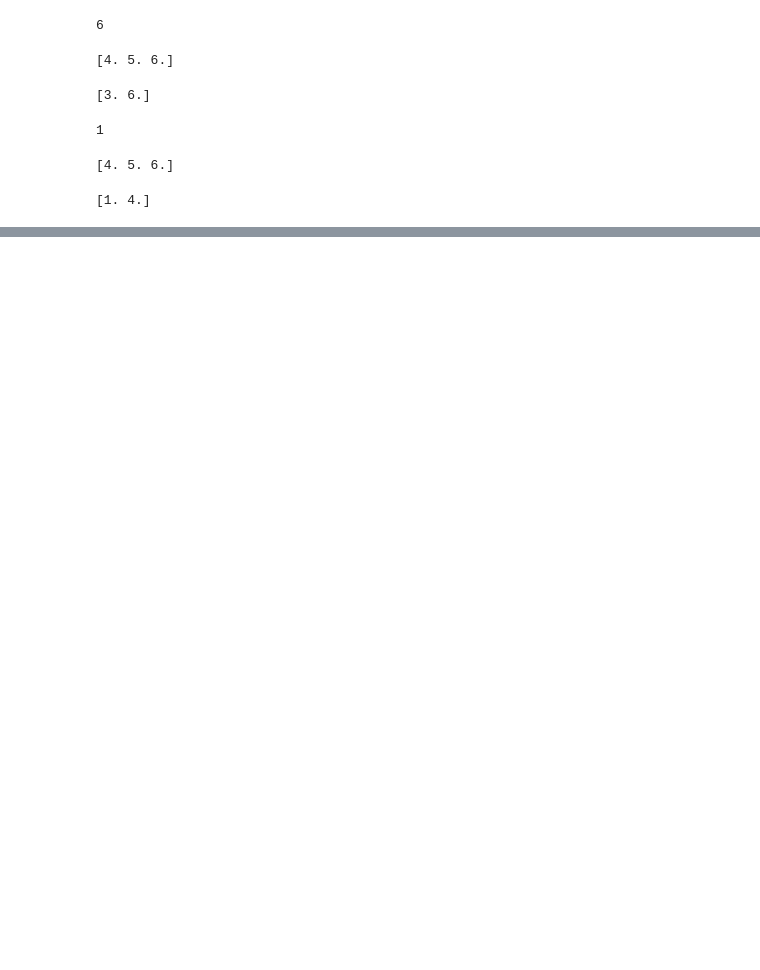
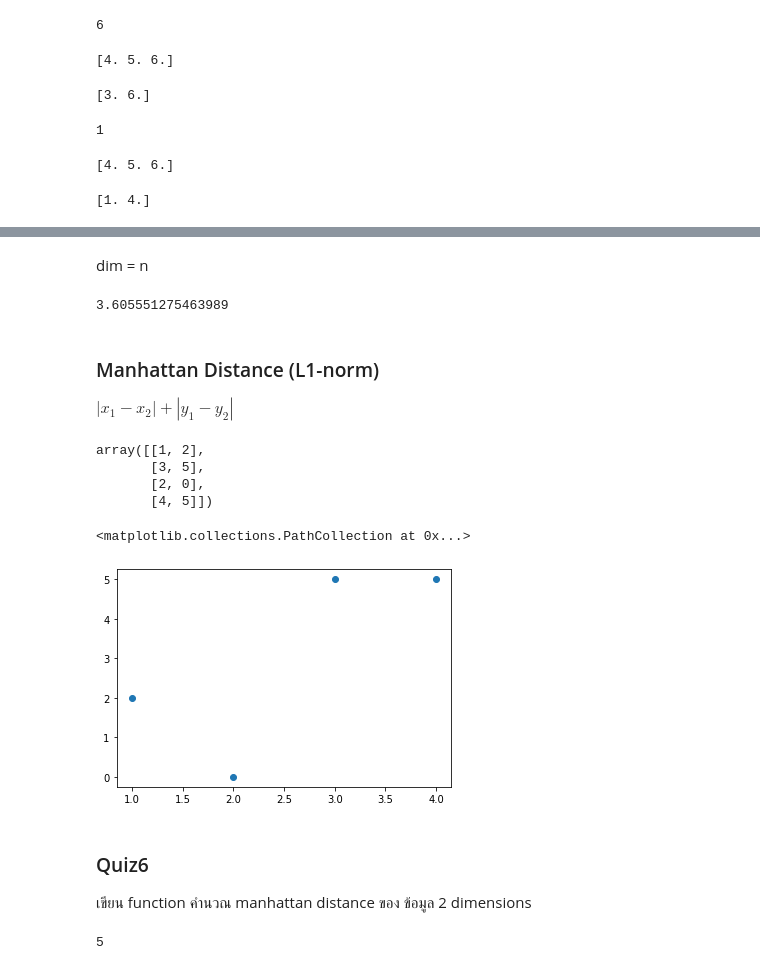
Before and after one commit to Khamsaen2489/DWDM21, a Jupyter notebook: Distance_Numpy.ipynb, the cells around one changed output, grey strips where cells are left out. Drawn from its saved outputs; the diff is of its cells as text; code cells hidden in the pictures; blank space fills up the shorter version.

Commit message:
Quiz 6

```diff
--- a/Distance_Numpy.ipynb
+++ b/Distance_Numpy.ipynb
@@ -361,0 +421,2 @@ print(min_row)
+# %% [markdown]
+dim = n
@@ -361,0 +429,25 @@ print(min_row)
+# %%
+dist_l2_n(data1[0,:],data1[1,:])
+# %% [output]
+3.605551275463989
+# %% [markdown]
+### Manhattan Distance (L1-norm)
+
+$|x_1-x_2|+|y_1-y_2|$
+# %%
+data1
+# %% [output]
+array([[1, 2],
+       [3, 5],
+       [2, 0],
+       [4, 5]])
+# %%
+from matplotlib import pyplot as plt
+plt.scatter(data1[:,0],data1[:,1])
+# %% [output]
+<matplotlib.collections.PathCollection at 0x...>
+[figure, added]
+# %% [markdown]
+### Quiz6
+
+เขียน function คำนวณ manhattan distance ของ ข้อมูล 2 dimensions
@@ -361,0 +459,4 @@ print(min_row)
+# %%
+dist_l1(data1[0,:],data1[1,:])
+# %% [output]
+5
```
Also changed, not shown: parts of 42 cells of this notebook.
